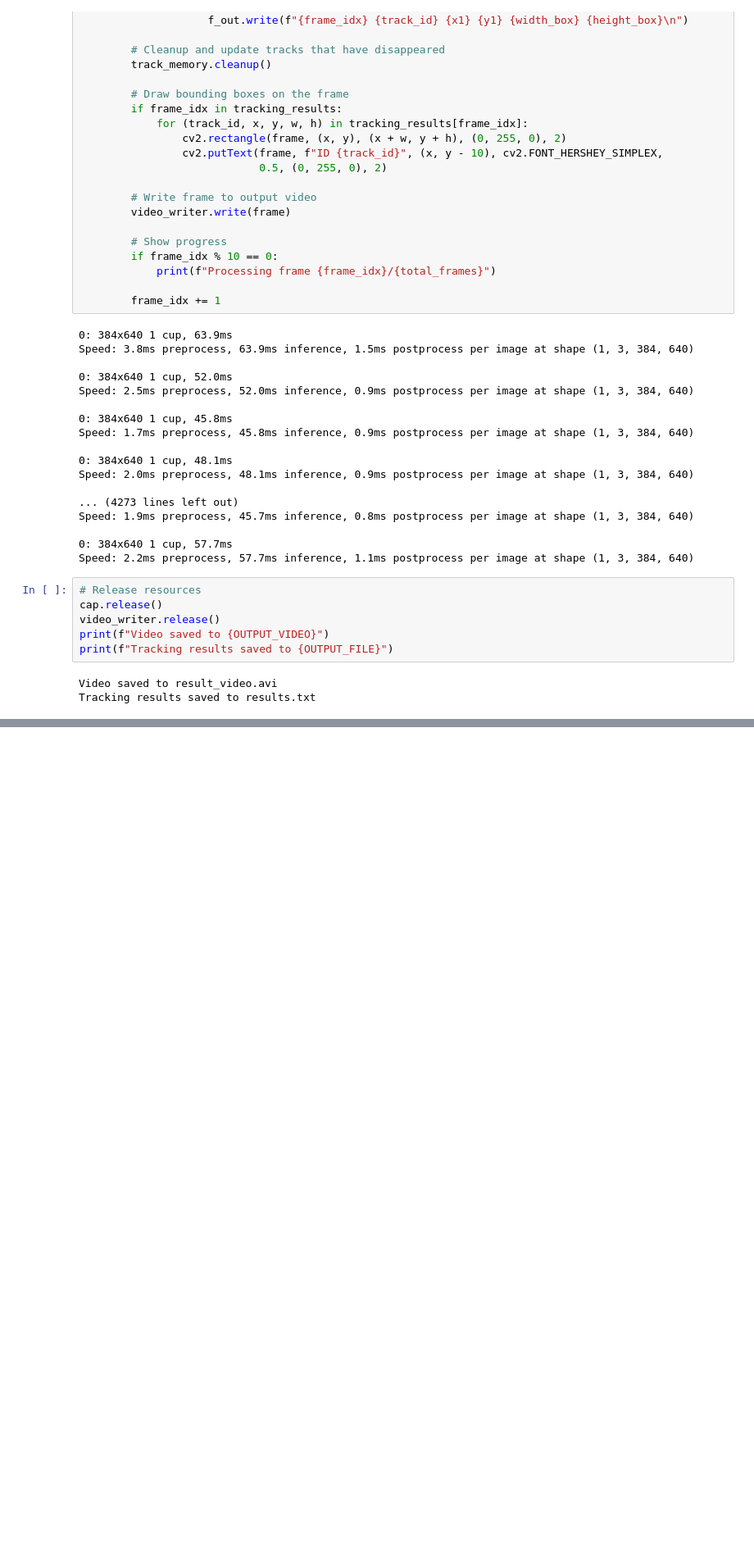
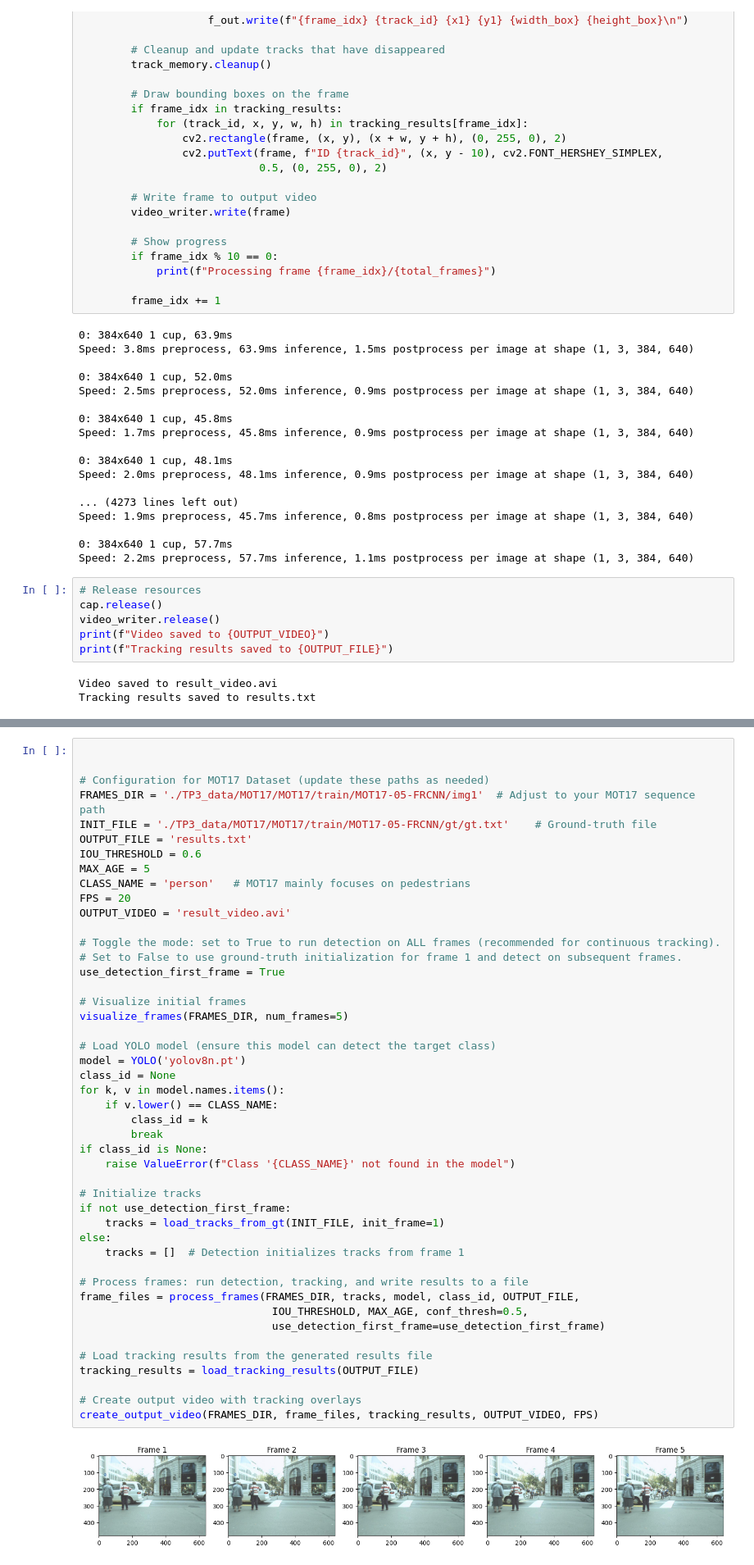
Before and after one commit to Yassine-Serroukhe-Idrissi/INF6804, a Jupyter notebook: TP3/TP3_CodeFinal.ipynb, the cells around one changed output, grey strips where cells are left out. Shown at 82% size. Saved outputs shown, nothing was run; the diff lists cells and outputs as text; blank space fills up the shorter version.

```diff
--- a/TP3/TP3_CodeFinal.ipynb
+++ b/TP3/TP3_CodeFinal.ipynb
@@ -297,0 +506,48 @@ Tracking results saved to results.txt
+# %%
+
+
+# Configuration for MOT17 Dataset (update these paths as needed)
+FRAMES_DIR = './TP3_data/MOT17/MOT17/train/MOT17-05-FRCNN/img1'  # Adjust to your MOT17 sequence path
+INIT_FILE = './TP3_data/MOT17/MOT17/train/MOT17-05-FRCNN/gt/gt.txt'    # Ground-truth file
+OUTPUT_FILE = 'results.txt'
+IOU_THRESHOLD = 0.6
+MAX_AGE = 5
+CLASS_NAME = 'person'   # MOT17 mainly focuses on pedestrians
+FPS = 20
+OUTPUT_VIDEO = 'result_video.avi'
+
+# Toggle the mode: set to True to run detection on ALL frames (recommended for continuous tracking).
+# Set to False to use ground-truth initialization for frame 1 and detect on subsequent frames.
+use_detection_first_frame = True
+
+# Visualize initial frames
+visualize_frames(FRAMES_DIR, num_frames=5)
+
+# Load YOLO model (ensure this model can detect the target class)
+model = YOLO('yolov8n.pt')
+class_id = None
+for k, v in model.names.items():
+    if v.lower() == CLASS_NAME:
+        class_id = k
+        break
+if class_id is None:
+    raise ValueError(f"Class '{CLASS_NAME}' not found in the model")
+
+# Initialize tracks
+if not use_detection_first_frame:
+    tracks = load_tracks_from_gt(INIT_FILE, init_frame=1)
+else:
+    tracks = []  # Detection initializes tracks from frame 1
+
+# Process frames: run detection, tracking, and write results to a file
+frame_files = process_frames(FRAMES_DIR, tracks, model, class_id, OUTPUT_FILE,
+                              IOU_THRESHOLD, MAX_AGE, conf_thresh=0.5,
+                              use_detection_first_frame=use_detection_first_frame)
+
+# Load tracking results from the generated results file
+tracking_results = load_tracking_results(OUTPUT_FILE)
+
+# Create output video with tracking overlays
+create_output_video(FRAMES_DIR, frame_files, tracking_results, OUTPUT_VIDEO, FPS)
+# %% [output]
+[figure, added]
```
Also changed, not shown: parts of 8 cells of this notebook, 7 other files.
